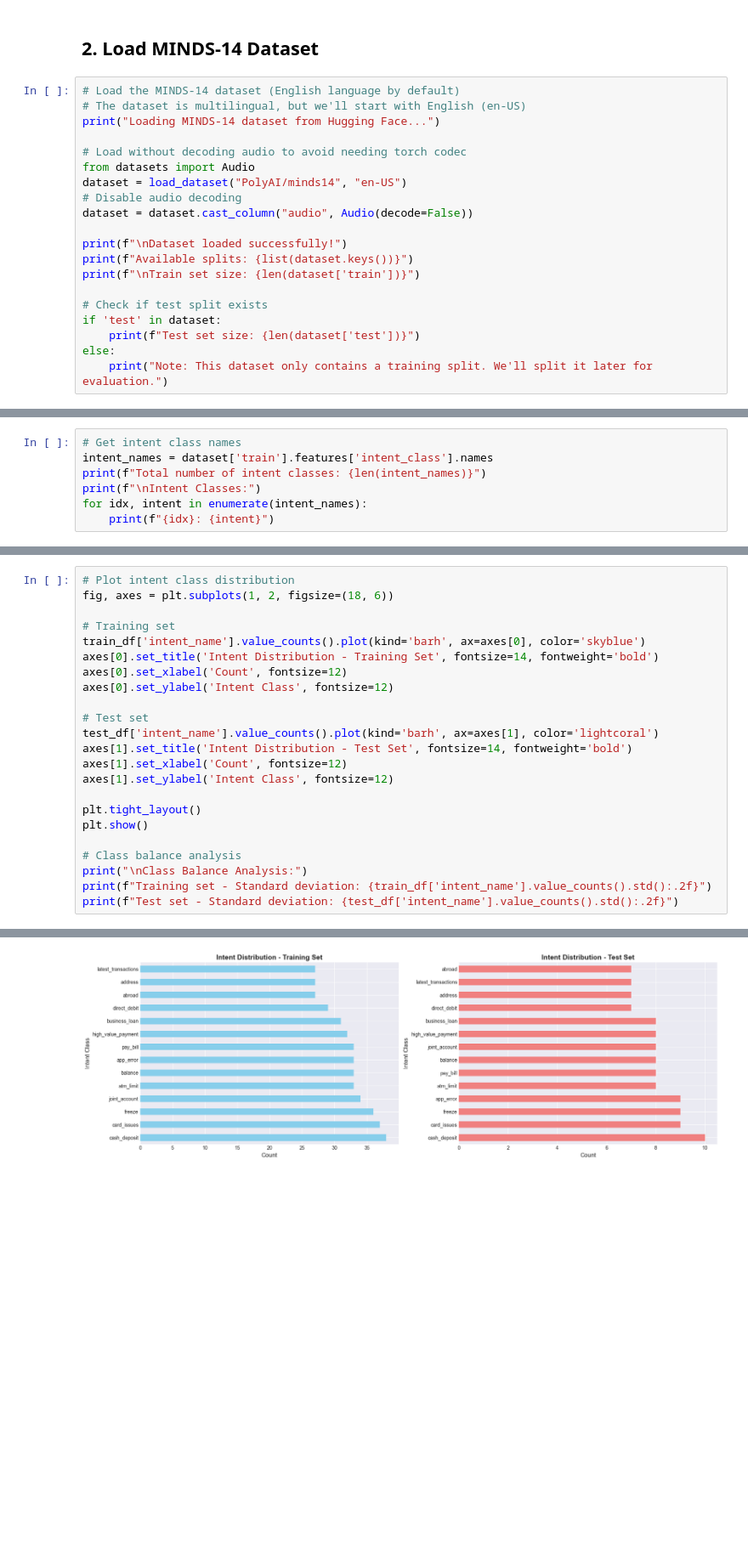
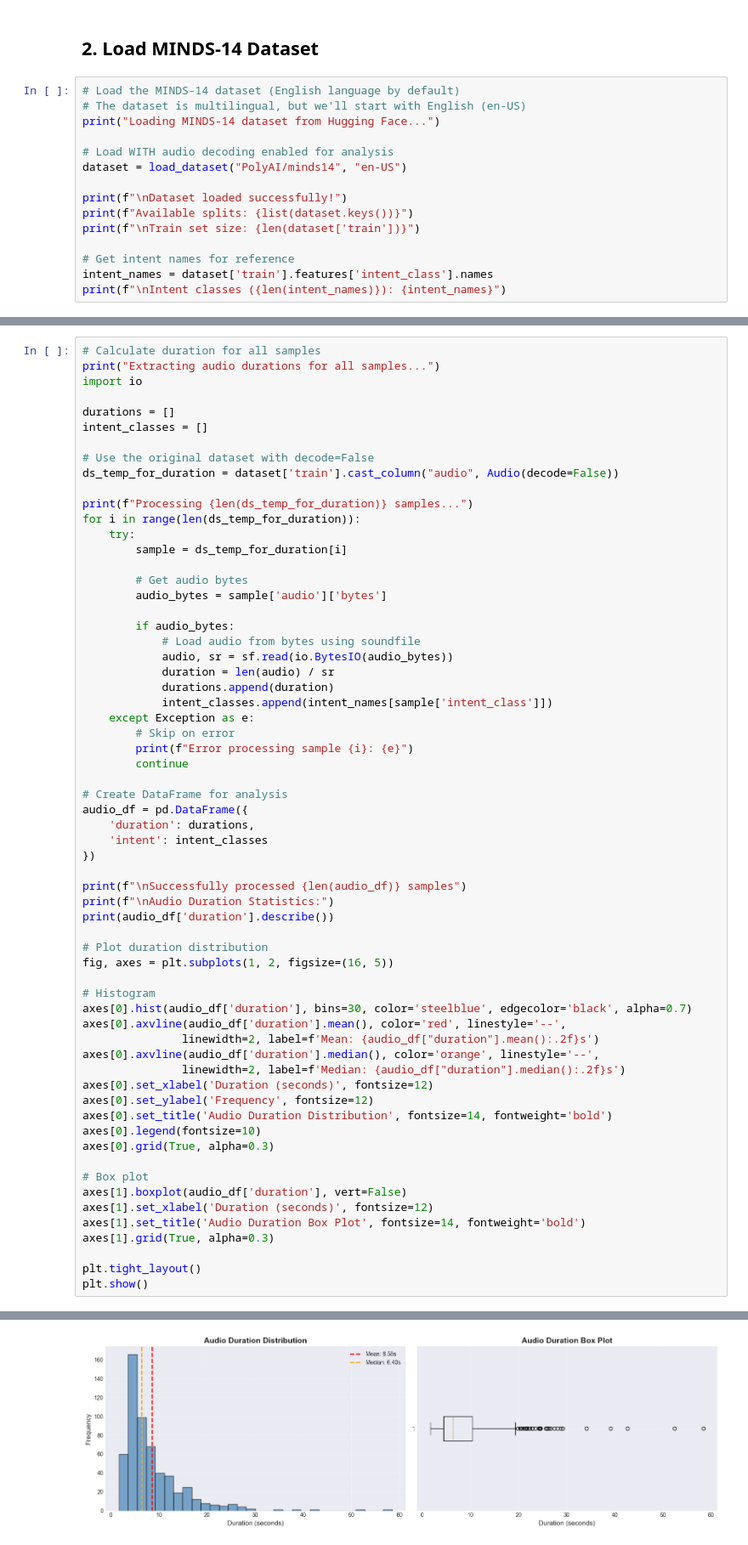
Before and after one commit to victoriavals/whisper-bert-voice-recognition-minds14, a Jupyter notebook: exploratory_data_analysis.ipynb, the cells around one changed output, grey strips where cells are left out. Shown at 85% size. Saved outputs shown, nothing was run; the diff lists cells and outputs as text; blank space fills up the shorter version.

```diff
--- a/exploratory_data_analysis.ipynb
+++ b/exploratory_data_analysis.ipynb
@@ -37,21 +62,16 @@ Libraries imported successfully!
 # The dataset is multilingual, but we'll start with English (en-US)
 print("Loading MINDS-14 dataset from Hugging Face...")
 
-# Load without decoding audio to avoid needing torch codec
-from datasets import Audio
+# Load WITH audio decoding enabled for analysis
 dataset = load_dataset("PolyAI/minds14", "en-US")
-# Disable audio decoding
-dataset = dataset.cast_column("audio", Audio(decode=False))
 
 print(f"\nDataset loaded successfully!")
 print(f"Available splits: {list(dataset.keys())}")
 print(f"\nTrain set size: {len(dataset['train'])}")
 
-# Check if test split exists
-if 'test' in dataset:
-    print(f"Test set size: {len(dataset['test'])}")
-else:
-    print("Note: This dataset only contains a training split. We'll split it later for evaluation.")
+# Get intent names for reference
+intent_names = dataset['train'].features['intent_class'].names
+print(f"\nIntent classes ({len(intent_names)}): {intent_names}")
 # %% [output]
 Loading MINDS-14 dataset from Hugging Face...
 
@@ -176,7 +203,0 @@ Sample Training Data:
-# %%
-# Get intent class names
-intent_names = dataset['train'].features['intent_class'].names
-print(f"Total number of intent classes: {len(intent_names)}")
-print(f"\nIntent Classes:")
-for idx, intent in enumerate(intent_names):
-    print(f"{idx}: {intent}")
@@ -237,24 +292,64 @@ Least common intent: latest_transactions (27 samples)
 # %%
-# Plot intent class distribution
-fig, axes = plt.subplots(1, 2, figsize=(18, 6))
+# Calculate duration for all samples
+print("Extracting audio durations for all samples...")
+import io
 
-# Training set
-train_df['intent_name'].value_counts().plot(kind='barh', ax=axes[0], color='skyblue')
-axes[0].set_title('Intent Distribution - Training Set', fontsize=14, fontweight='bold')
-axes[0].set_xlabel('Count', fontsize=12)
-axes[0].set_ylabel('Intent Class', fontsize=12)
+durations = []
+intent_classes = []
 
-# Test set
-test_df['intent_name'].value_counts().plot(kind='barh', ax=axes[1], color='lightcoral')
-axes[1].set_title('Intent Distribution - Test Set', fontsize=14, fontweight='bold')
-axes[1].set_xlabel('Count', fontsize=12)
-axes[1].set_ylabel('Intent Class', fontsize=12)
+# Use the original dataset with decode=False
+ds_temp_for_duration = dataset['train'].cast_column("audio", Audio(decode=False))
+
+print(f"Processing {len(ds_temp_for_duration)} samples...")
+for i in range(len(ds_temp_for_duration)):
+    try:
+        sample = ds_temp_for_duration[i]
+
+        # Get audio bytes
+        audio_bytes = sample['audio']['bytes']
+
+        if audio_bytes:
+            # Load audio from bytes using soundfile
+            audio, sr = sf.read(io.BytesIO(audio_bytes))
+            duration = len(audio) / sr
+            durations.append(duration)
+            intent_classes.append(intent_names[sample['intent_class']])
+    except Exception as e:
+        # Skip on error
+        print(f"Error processing sample {i}: {e}")
+        continue
+
+# Create DataFrame for analysis
+audio_df = pd.DataFrame({
+    'duration': durations,
+    'intent': intent_classes
+})
+
+print(f"\nSuccessfully processed {len(audio_df)} samples")
+print(f"\nAudio Duration Statistics:")
+print(audio_df['duration'].describe())
+
+# Plot duration distribution
+fig, axes = plt.subplots(1, 2, figsize=(16, 5))
+
+# Histogram
+axes[0].hist(audio_df['duration'], bins=30, color='steelblue', edgecolor='black', alpha=0.7)
+axes[0].axvline(audio_df['duration'].mean(), color='red', linestyle='--',
+               linewidth=2, label=f'Mean: {audio_df["duration"].mean():.2f}s')
+axes[0].axvline(audio_df['duration'].median(), color='orange', linestyle='--',
+               linewidth=2, label=f'Median: {audio_df["duration"].median():.2f}s')
+axes[0].set_xlabel('Duration (seconds)', fontsize=12)
+axes[0].set_ylabel('Frequency', fontsize=12)
+axes[0].set_title('Audio Duration Distribution', fontsize=14, fontweight='bold')
+axes[0].legend(fontsize=10)
+axes[0].grid(True, alpha=0.3)
+
+# Box plot
+axes[1].boxplot(audio_df['duration'], vert=False)
+axes[1].set_xlabel('Duration (seconds)', fontsize=12)
+axes[1].set_title('Audio Duration Box Plot', fontsize=14, fontweight='bold')
+axes[1].grid(True, alpha=0.3)
 
 plt.tight_layout()
 plt.show()
-
-# Class balance analysis
-print("\nClass Balance Analysis:")
-print(f"Training set - Standard deviation: {train_df['intent_name'].value_counts().std():.2f}")
-print(f"Test set - Standard deviation: {test_df['intent_name'].value_counts().std():.2f}")
 # %% [output]
@@ -261 +371 @@ print(f"Test set - Standard deviation: {test_df['intent_name'].value_counts().st
-[figure, old version]
+[figure, new version]
```
Also changed, not shown: parts of 34 cells of this notebook.
